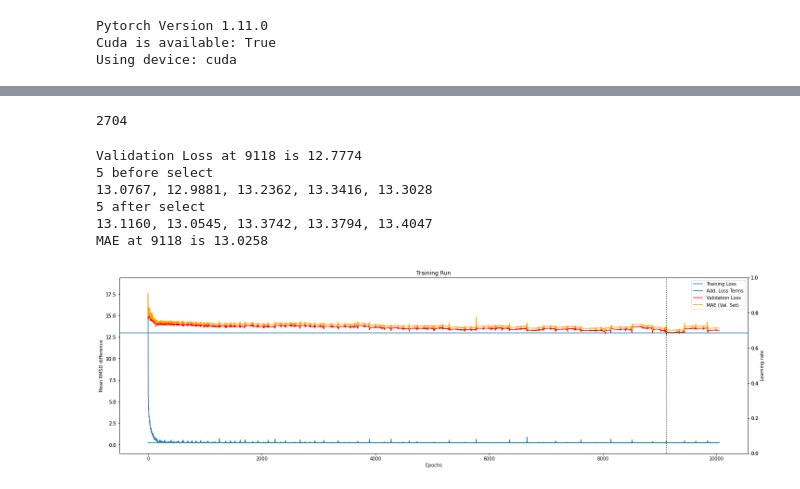
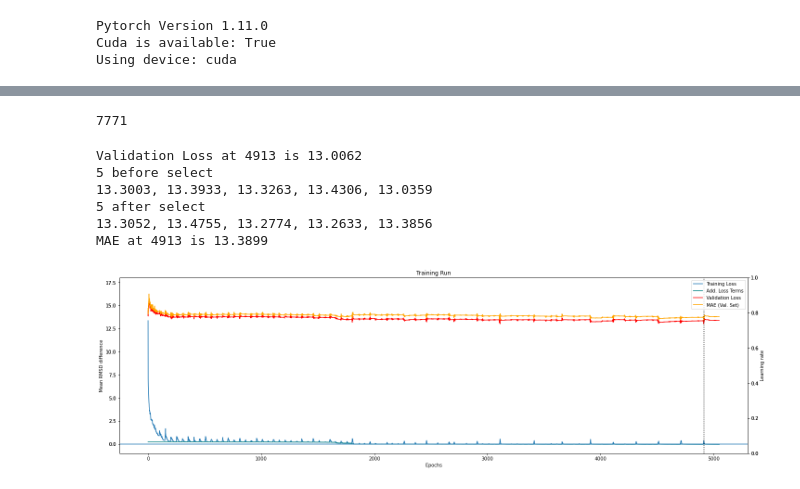
Before and after one commit to milang9/3d_classifier, a Jupyter notebook: 3d_classifier_PyG_pool.ipynb, the cells around one changed output, grey strips where cells are left out. Drawn from its saved outputs; the diff is of its cells as text; code cells hidden in the pictures.

```diff
--- a/3d_classifier_PyG_pool.ipynb
+++ b/3d_classifier_PyG_pool.ipynb
@@ -129,7 +113,7 @@ RuntimeError: Function 'SqrtBackward0' returned nan values in its 0th output.
 # %%
 #get training run data
 
-run_dir = "run_data/2022-05-13_11-9_MinCut_CG_Classifier"
+run_dir = "run_data/2022-05-16_15-18_MinCut_CG_Classifier"
 burn_in = 50
 
 file_lines = []
@@ -153,45 +137,45 @@ Minimum MAE (after 50 epochs) 13.0258 in epoch 9118
 # %%
 print(len(epoch_losses))
 # %% [output]
-2704
+7771
 # %%
 #plot the training run
-select = 9118
+select = 4913
 print(f"Validation Loss at {select} is {val_losses[select]:.4f}")
 print("5 before select")
 print((", ").join([f"{x:.4f}" for x in val_losses[select-5:select]]))
 print("5 after select")
 print((", ").join([f"{y:.4f}" for y in val_losses[select+1:select+6]]))
 print(f"MAE at {select} is {mae_losses[select]:.4f}")
 
 fig, ax1 = plt.subplots(layout="constrained", figsize=(20, 6))
 ax1.secondary_yaxis("left")
 ax1.plot(epoch_losses, label="Training Loss")
 ax1.plot(epoch_add_losses, "teal", label="Add. Loss Terms")
 ax1.plot(val_losses, "r", label="Validation Loss")
 ax1.plot(mae_losses, "orange", label="MAE (Val. Set)")
 ax2 = ax1.twinx()
 ax2.secondary_yaxis("right")
 #ax2.plot(learning_rates, "g", label="Learning Rate")
 plt.title("Training Run")
 ax1.set_xlabel("Epochs")
 ax1.set_ylabel("Mean RMSD difference")
 ax2.set_ylabel("Learning rate")
 ax1.set_ybound(lower=-1, upper=max(val_losses)+2)
 plt.axvline(x = select, c = "black", ls = ':')
-ax1.axhline(y=13)
+ax1.axhline(y=0)
 han1, lab1 = ax1.get_legend_handles_labels()
 han2, lab2 = ax2.get_legend_handles_labels()
 plt.legend(han1 + han2, lab1 + lab2, loc="upper right")
 plt.draw()
 # %% [output]
-Validation Loss at 9118 is 12.7774
+Validation Loss at 4913 is 13.0062
 5 before select
-13.0767, 12.9881, 13.2362, 13.3416, 13.3028
+13.3003, 13.3933, 13.3263, 13.4306, 13.0359
 5 after select
-13.1160, 13.0545, 13.3742, 13.3794, 13.4047
-MAE at 9118 is 13.0258
+13.3052, 13.4755, 13.2774, 13.2633, 13.3856
+MAE at 4913 is 13.3899
-[figure, old version]
+[figure, new version]
 # %%
 #Test
 from classifier.utility import get_energy_dict, rmsd_scatter, e_rmsd_scatter
```
Also changed, not shown: parts of 5 cells of this notebook, 7 other files.
